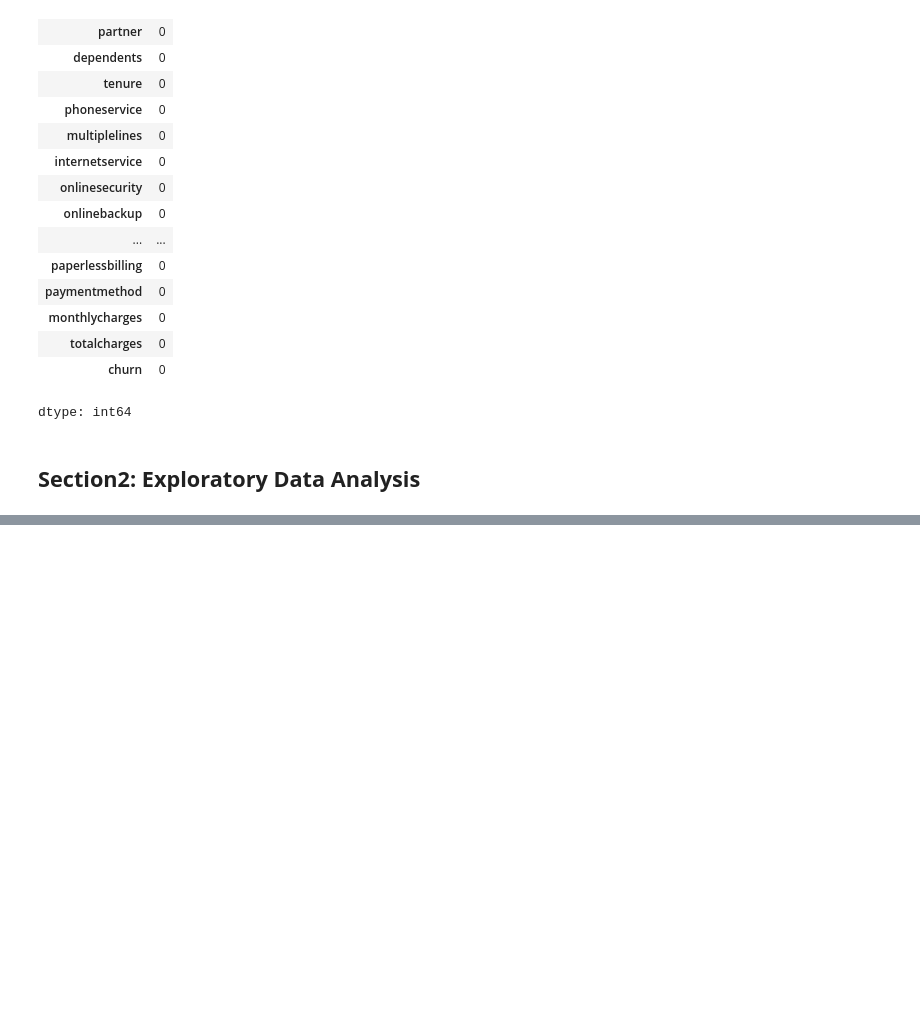
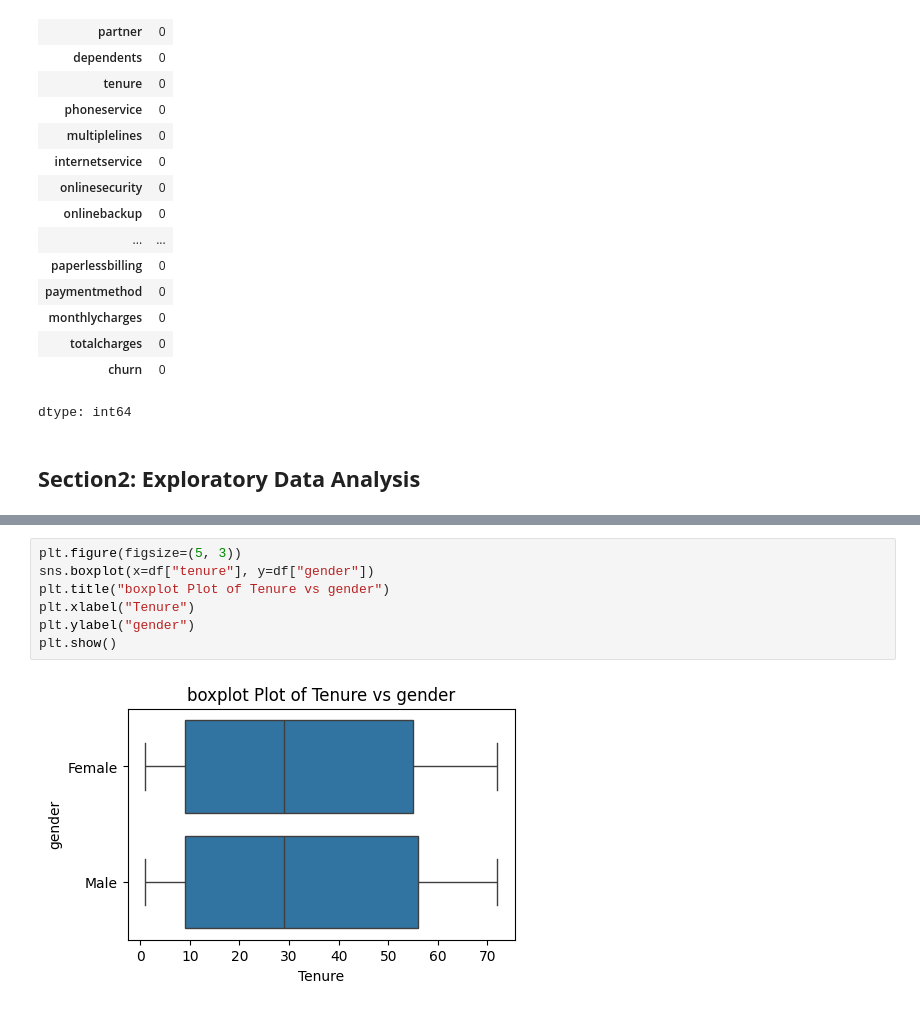
Before and after one commit to faris-alsherif/Customer-Churn-Prediction, a Jupyter notebook: Project_Customer_Churn_Prediction.ipynb, the cells around one changed output, grey strips where cells are left out. Saved outputs shown, nothing was run; the diff lists cells and outputs as text; blank space fills up the shorter version.

```diff
--- a/Project_Customer_Churn_Prediction.ipynb
+++ b/Project_Customer_Churn_Prediction.ipynb
@@ -360,0 +438,9 @@ dtype: int64
+# %%
+plt.figure(figsize=(5, 3))
+sns.boxplot(x=df["tenure"], y=df["gender"])
+plt.title("boxplot Plot of Tenure vs gender")
+plt.xlabel("Tenure")
+plt.ylabel("gender")
+plt.show()
+# %% [output]
+[figure, added]
```
Also changed, not shown: parts of 11 cells of this notebook.
